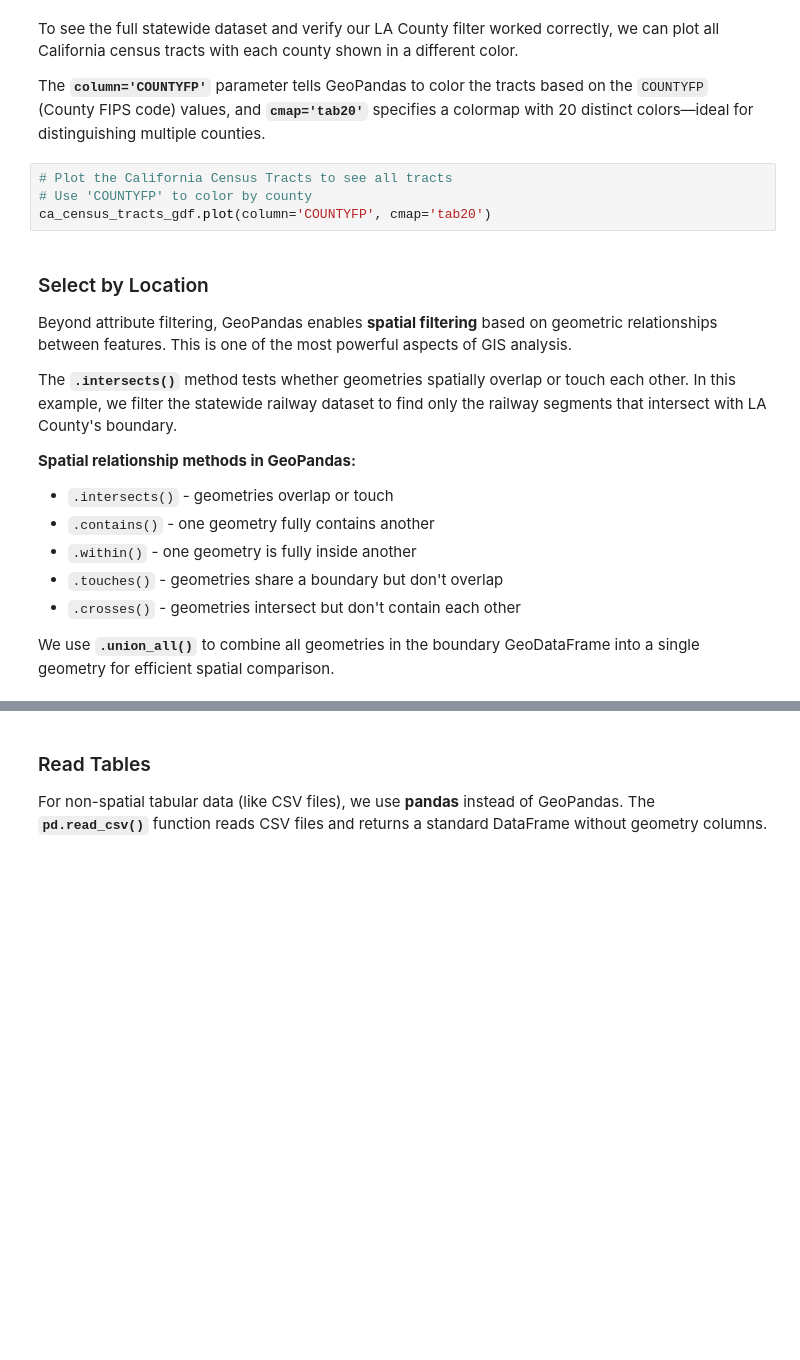
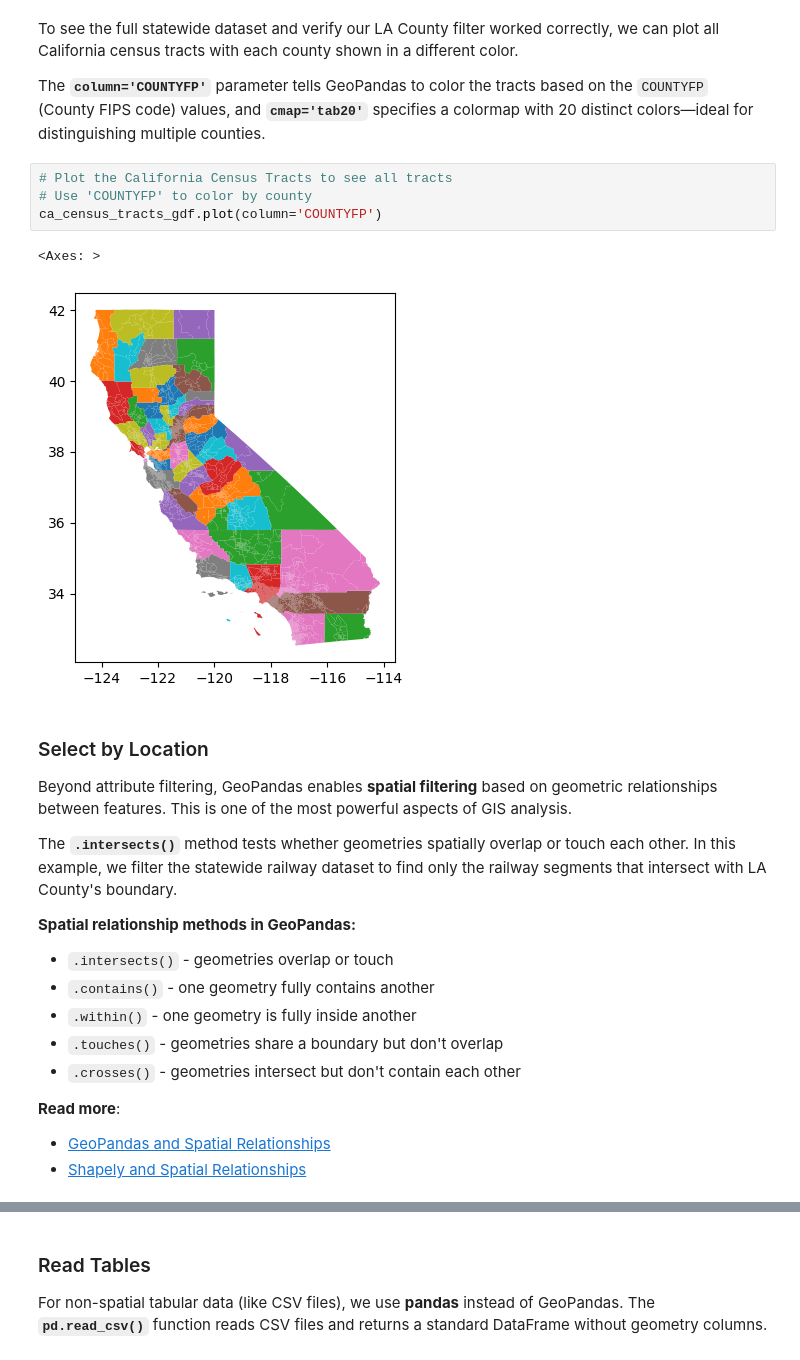
Before and after one commit to jingxuehan0707/ccgt-workshop-opensr-gis, a Jupyter notebook: open-source-gis-with-python.ipynb, the cells around one changed output, grey strips where cells are left out. Drawn from its saved outputs; the diff is of its cells as text; blank space fills up the shorter version.

```diff
--- a/open-source-gis-with-python.ipynb
+++ b/open-source-gis-with-python.ipynb
@@ -228,7 +358,10 @@ The **`column='COUNTYFP'`** parameter tells GeoPandas to color the tracts based
 # %%
 # Plot the California Census Tracts to see all tracts
 # Use 'COUNTYFP' to color by county
-ca_census_tracts_gdf.plot(column='COUNTYFP', cmap='tab20')
+ca_census_tracts_gdf.plot(column='COUNTYFP')
+# %% [output]
+<Axes: >
+[figure, added]
 # %% [markdown]
 ### Select by Location
 
@@ -243,4 +376,6 @@ The **`.intersects()`** method tests whether geometries spatially overlap or tou
 - `.touches()` - geometries share a boundary but don't overlap
 - `.crosses()` - geometries intersect but don't contain each other
 
-We use **`.union_all()`** to combine all geometries in the boundary GeoDataFrame into a single geometry for efficient spatial comparison.
+**Read more**:
+* [GeoPandas and Spatial Relationships](https://geopandas.org/en/stable/docs/reference/api/geopandas.GeoSeries.intersects.html)
+* [Shapely and Spatial Relationships](https://shapely.readthedocs.io/en/latest/manual.html#predicates-and-relationships)
```
Also changed, not shown: parts of 39 cells of this notebook, 3 other files.
